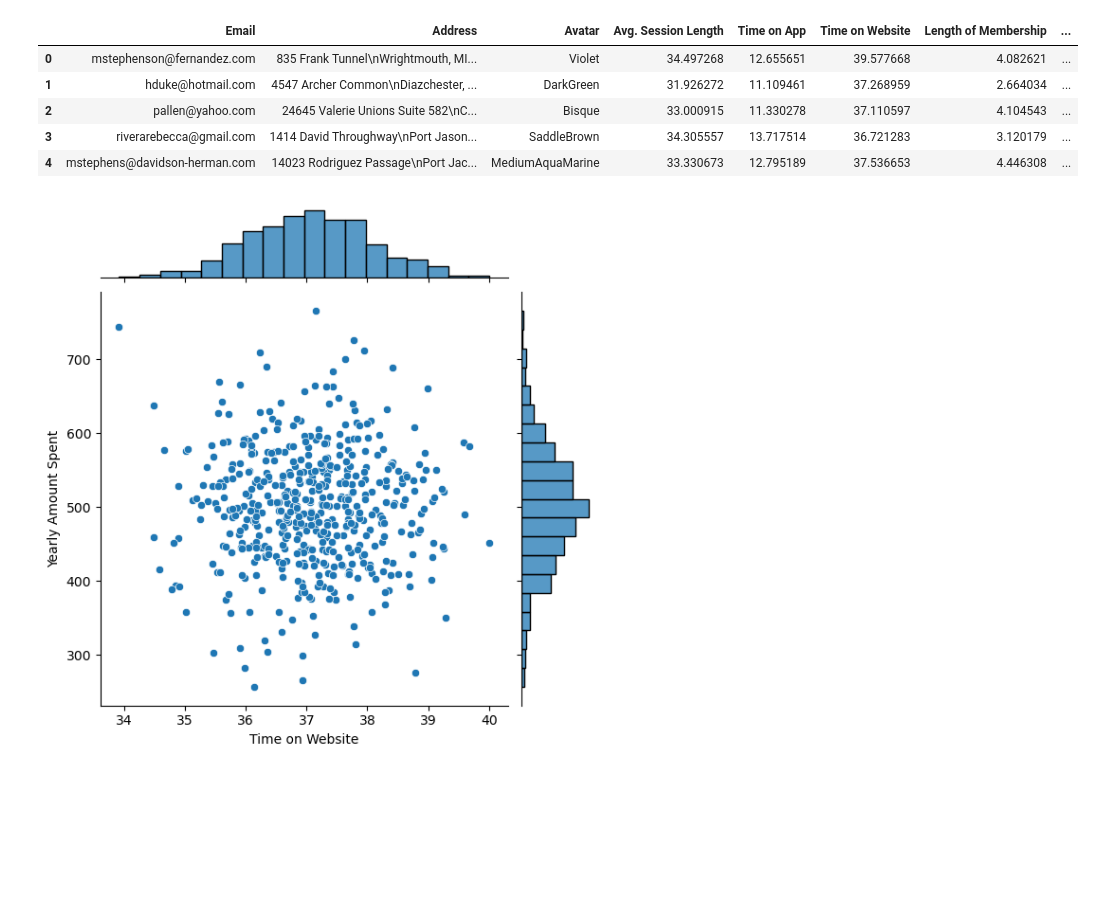
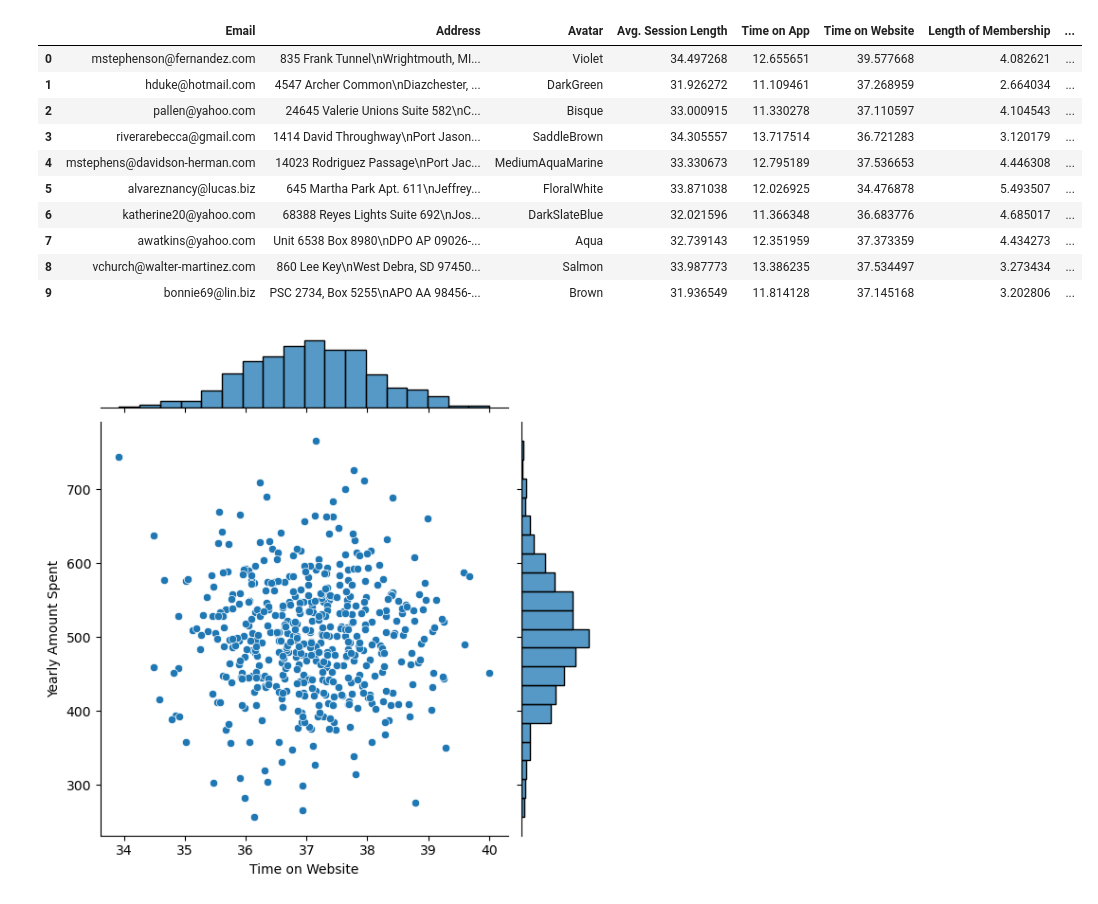
Before and after one commit to sc-grads/sc_ErnestMudau_2025, a Jupyter notebook: PythonForDataScience/LinearRegresionExerciseML.ipynb, the cells around one changed output. Saved outputs shown, nothing was run; the diff lists cells and outputs as text; code cells hidden in the pictures; blank space fills up the shorter version.

```diff
--- a/PythonForDataScience/LinearRegresionExerciseML.ipynb
+++ b/PythonForDataScience/LinearRegresionExerciseML.ipynb
@@ -7,14 +7,19 @@ import seaborn as sns
 # %%
 customers = pd.read_csv('Ecommerce Customers')
 # %%
-customers.head()
+customers.head(10)
 # %% [output]
 |  | Email | Address | Avatar | Avg. Session Length | Time on App | Time on Website | Length of Membership | ... |
 | 0 | mstephenson@fernandez.com | 835 Frank Tunnel\nWrightmouth, MI... | Violet | 34.497268 | 12.655651 | 39.577668 | 4.082621 | ... |
 | 1 | hduke@hotmail.com | 4547 Archer Common\nDiazchester, ... | DarkGreen | 31.926272 | 11.109461 | 37.268959 | 2.664034 | ... |
 | 2 | pallen@yahoo.com | 24645 Valerie Unions Suite 582\nC... | Bisque | 33.000915 | 11.330278 | 37.110597 | 4.104543 | ... |
 | 3 | riverarebecca@gmail.com | 1414 David Throughway\nPort Jason... | SaddleBrown | 34.305557 | 13.717514 | 36.721283 | 3.120179 | ... |
 | 4 | mstephens@davidson-herman.com | 14023 Rodriguez Passage\nPort Jac... | MediumAquaMarine | 33.330673 | 12.795189 | 37.536653 | 4.446308 | ... |
+| 5 | alvareznancy@lucas.biz | 645 Martha Park Apt. 611\nJeffrey... | FloralWhite | 33.871038 | 12.026925 | 34.476878 | 5.493507 | ... |
+| 6 | katherine20@yahoo.com | 68388 Reyes Lights Suite 692\nJos... | DarkSlateBlue | 32.021596 | 11.366348 | 36.683776 | 4.685017 | ... |
+| 7 | awatkins@yahoo.com | Unit 6538 Box 8980\nDPO AP 09026-... | Aqua | 32.739143 | 12.351959 | 37.373359 | 4.434273 | ... |
+| 8 | vchurch@walter-martinez.com | 860 Lee Key\nWest Debra, SD 97450... | Salmon | 33.987773 | 13.386235 | 37.534497 | 3.273434 | ... |
+| 9 | bonnie69@lin.biz | PSC 2734, Box 5255\nAPO AA 98456-... | Brown | 31.936549 | 11.814128 | 37.145168 | 3.202806 | ... |
 # %%
 sns.jointplot(x='Time on Website',y='Yearly Amount Spent',data=customers)
 plt.show()
```
Also changed, not shown: 6 other files.
